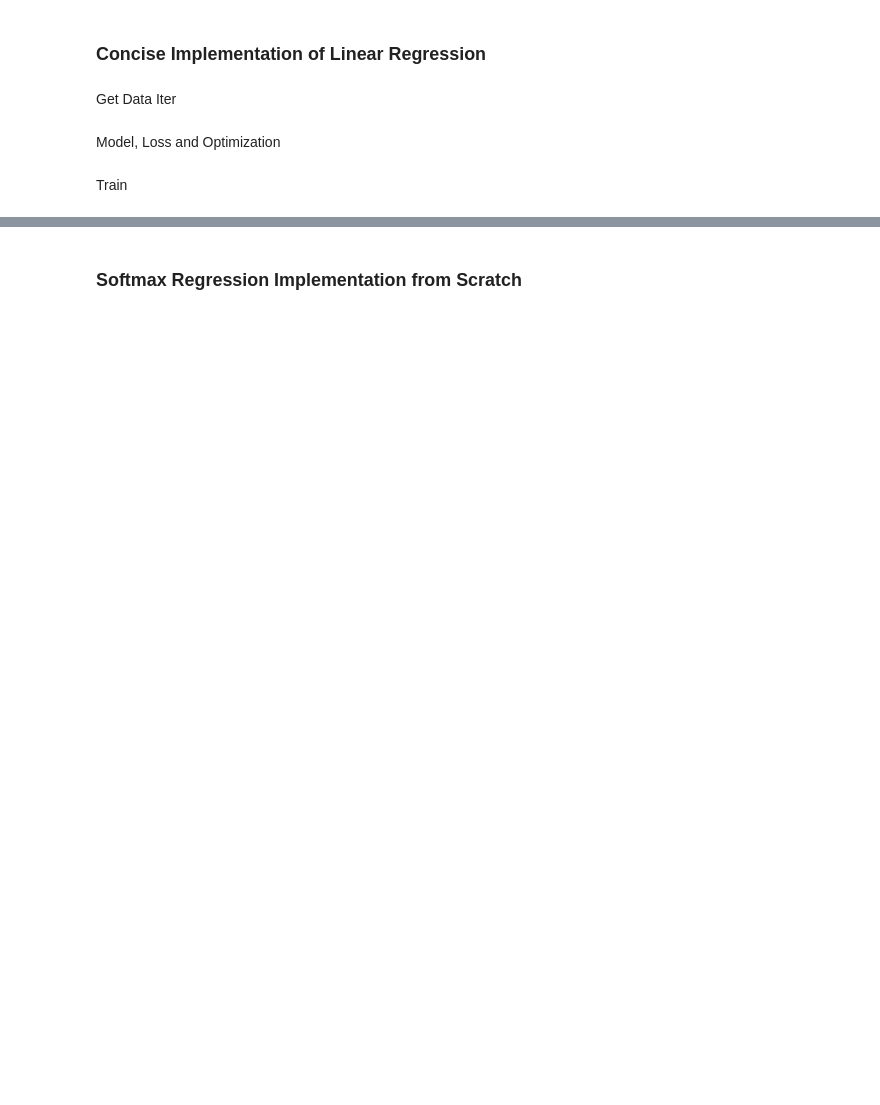
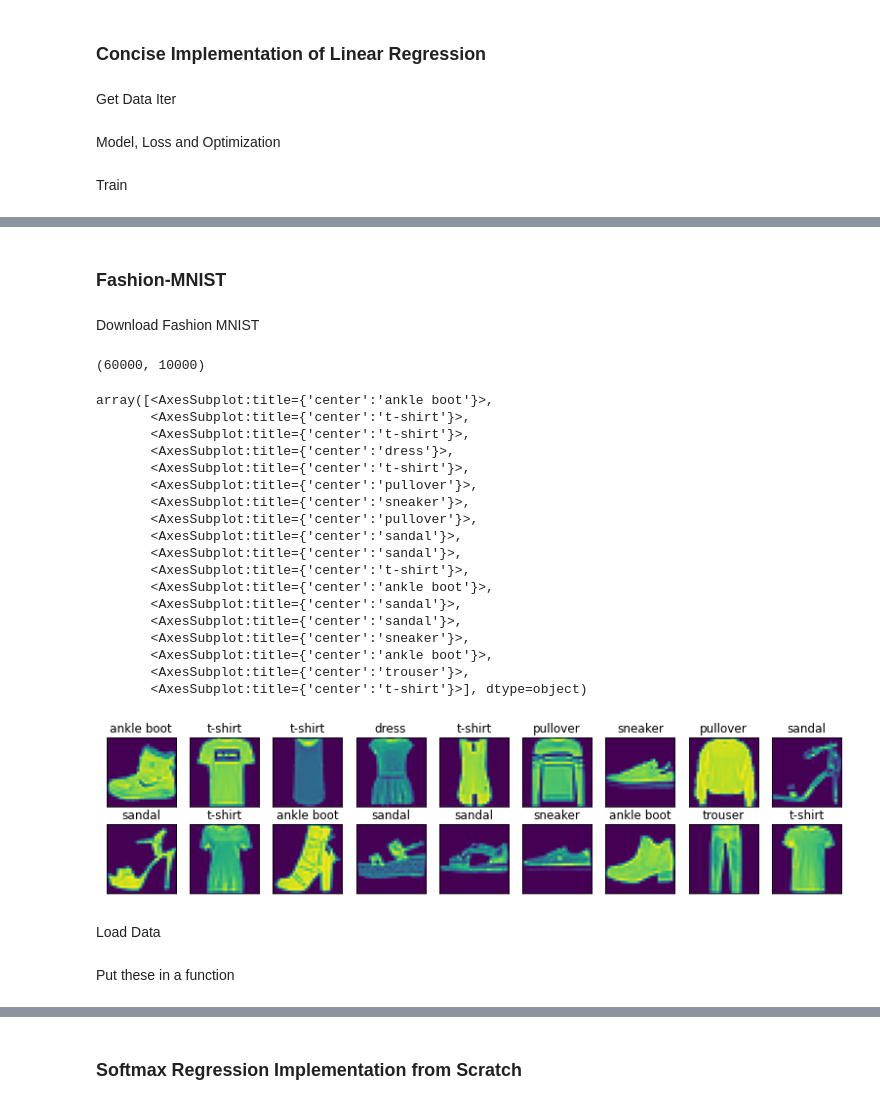
Before and after one commit to ZhaoHongjue/DL_Project, a Jupyter notebook: ch3_linearNN.ipynb, the cells around one changed output, grey strips where cells are left out. Saved outputs shown, nothing was run; the diff lists cells and outputs as text; code cells hidden in the pictures; blank space fills up the shorter version.

```diff
--- a/ch3_linearNN.ipynb
+++ b/ch3_linearNN.ipynb
@@ -175,0 +182,72 @@ LinModel[0].weight.data, LinModel[0].bias.data
+# %% [markdown]
+### Fashion-MNIST
+# %% [markdown]
+Download Fashion MNIST
+# %%
+# Transform PIL to float32 using ToTensor
+trans = transforms.ToTensor()
+mnist_train = torchvision.datasets.FashionMNIST(
+    root = './data',
+    train = True,
+    transform = trans,
+    download = True
+)
+mnist_test = torchvision.datasets.FashionMNIST(
+    root = './data',
+    train = False,
+    transform = trans,
+    download = True
+)
+# %%
+len(mnist_train), len(mnist_test)
+# %% [output]
+(60000, 10000)
+# %%
+def get_fashion_mnist_labels(labels):
+    '''get labels'''
+    text_labels = ['t-shirt', 'trouser', 'pullover', 'dress', 'coat',
+                   'sandal', 'shirt', 'sneaker', 'bag', 'ankle boot']
+    return [text_labels[int(i)] for i in labels]
+
+def show_images(imgs, num_rows, num_cols, titles=None, scale=1.5):  #@save
+    """绘制图像列表"""
+    figsize = (num_cols * scale, num_rows * scale)
+    _, axes = plt.subplots(num_rows, num_cols, figsize=figsize)
+    axes = axes.flatten()
+    for i, (ax, img) in enumerate(zip(axes, imgs)):
+        if torch.is_tensor(img):
+            # 图片张量
+            ax.imshow(img.numpy())
+        else:
+            # PIL图片
+            ax.imshow(img)
+        ax.axes.get_xaxis().set_visible(False)
+        ax.axes.get_yaxis().set_visible(False)
+        if titles:
+            ax.set_title(titles[i])
+    return axes
+
+X, y = next(iter(data.DataLoader(mnist_train, batch_size=18)))
+show_images(X.reshape(18, 28, 28), 2, 9, titles=get_fashion_mnist_labels(y))
+# %% [output]
+array([<AxesSubplot:title={'center':'ankle boot'}>,
+       <AxesSubplot:title={'center':'t-shirt'}>,
+       <AxesSubplot:title={'center':'t-shirt'}>,
+       <AxesSubplot:title={'center':'dress'}>,
+       <AxesSubplot:title={'center':'t-shirt'}>,
+       <AxesSubplot:title={'center':'pullover'}>,
+       <AxesSubplot:title={'center':'sneaker'}>,
+       <AxesSubplot:title={'center':'pullover'}>,
+       <AxesSubplot:title={'center':'sandal'}>,
+       <AxesSubplot:title={'center':'sandal'}>,
+       <AxesSubplot:title={'center':'t-shirt'}>,
+       <AxesSubplot:title={'center':'ankle boot'}>,
+       <AxesSubplot:title={'center':'sandal'}>,
+       <AxesSubplot:title={'center':'sandal'}>,
+       <AxesSubplot:title={'center':'sneaker'}>,
+       <AxesSubplot:title={'center':'ankle boot'}>,
+       <AxesSubplot:title={'center':'trouser'}>,
+       <AxesSubplot:title={'center':'t-shirt'}>], dtype=object)
+[figure, added]
+# %% [markdown]
+Load Data
@@ -175,0 +259,2 @@ LinModel[0].weight.data, LinModel[0].bias.data
+# %% [markdown]
+Put these in a function
```
Also changed, not shown: parts of 20 cells of this notebook.
